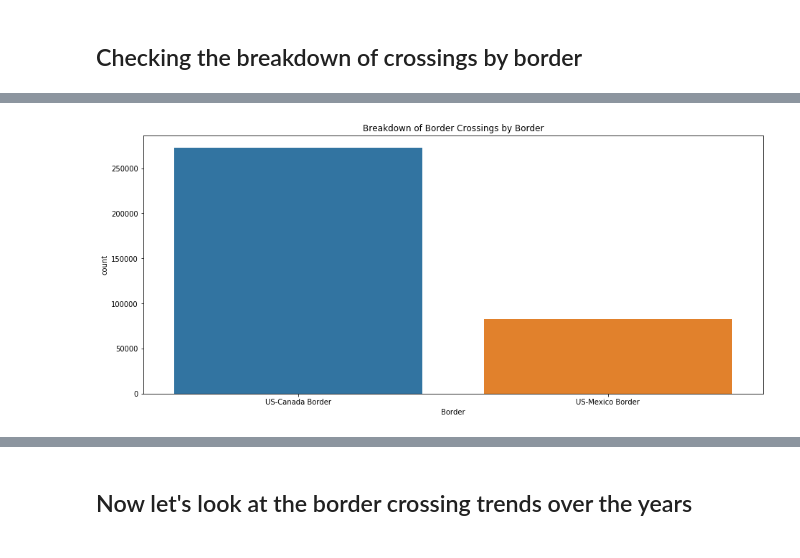
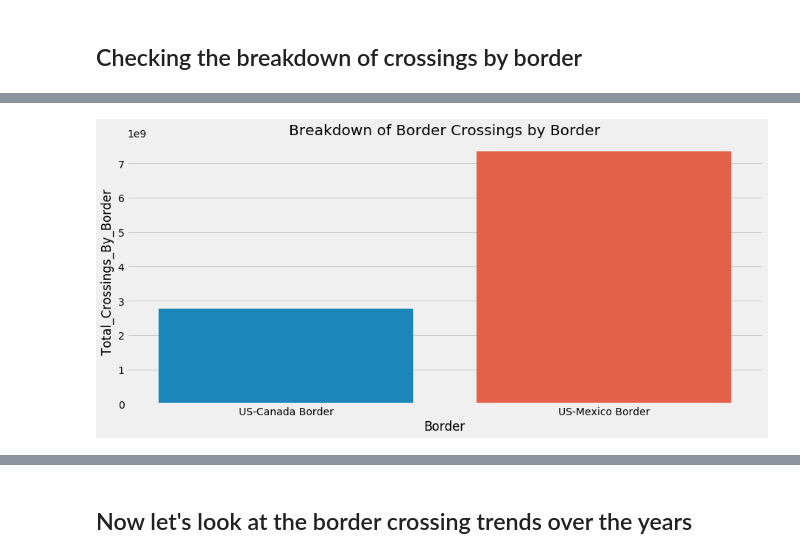
Before and after one commit to michaelbeebe123/us_border_crossings, a Jupyter notebook: border_crossings.ipynb, the cells around one changed output, grey strips where cells are left out. Drawn from its saved outputs; the diff is of its cells as text; code cells hidden in the pictures.

Commit message:
fixed some pretty big issues with how I was pulling data from the DF

```diff
--- a/border_crossings.ipynb
+++ b/border_crossings.ipynb
@@ -13,7 +13,11 @@ Importing Libraries
 import pandas as pd
 import numpy as np
 import matplotlib.pyplot as plt
+plt.style.use('fivethirtyeight')
 import seaborn as sns
+import warnings
+warnings.filterwarnings('ignore')
+
 
 # TRYING THIS LIBRARY OUT, LET'S SEE HOW THIS GOES...
 import pandas.io.sql as psql
@@ -114,0 +133,3 @@ Name: State, dtype: int64
+# %%
+df1['Total_Crossings_By_State'] = df1.groupby('State')['Crossings'].transform('sum')
+df1[['State', 'Total_Crossings_By_State']]
@@ -132,0 +172,3 @@ Name: Border, dtype: int64
+# %%
+df1['Total_Crossings_By_Border'] = df1.groupby('Border')['Crossings'].transform('sum')
+df1['Total_Crossings_By_Border']
@@ -133,9 +188,9 @@ Name: Border, dtype: int64
 # %%
 fig = plt.figure(figsize=(12, 5))
 ax = fig.add_axes([0,0,1,1])
-sns.countplot(x=df1['Border'], data=df1, ax=ax)
+sns.barplot(x=df1['Border'], y=df1['Total_Crossings_By_Border'], ax=ax)
 plt.tight_layout()
 plt.title('Breakdown of Border Crossings by Border')
 plt.show()
 # %% [output]
-[figure, old version]
+[figure, new version]
```
Also changed, not shown: parts of 18 cells of this notebook.
